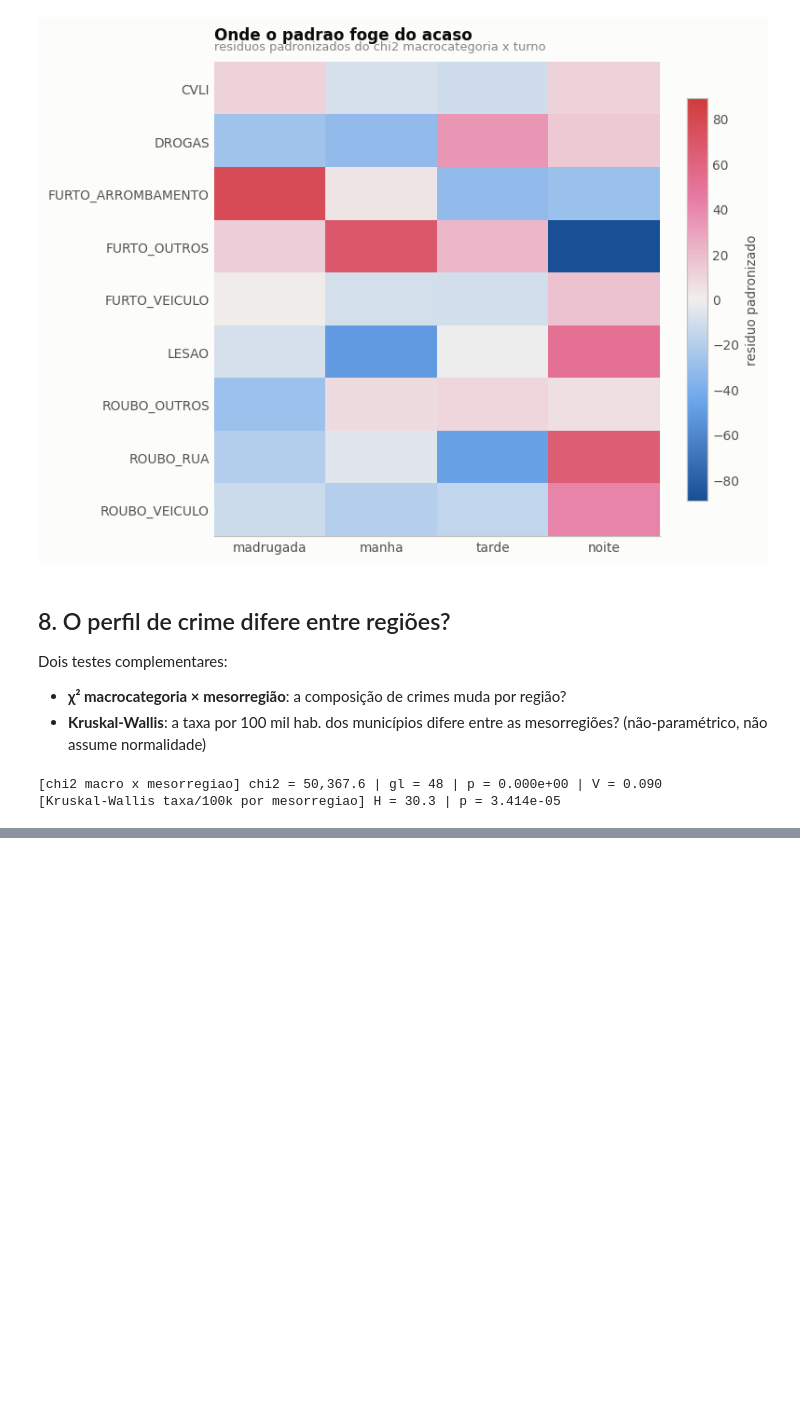
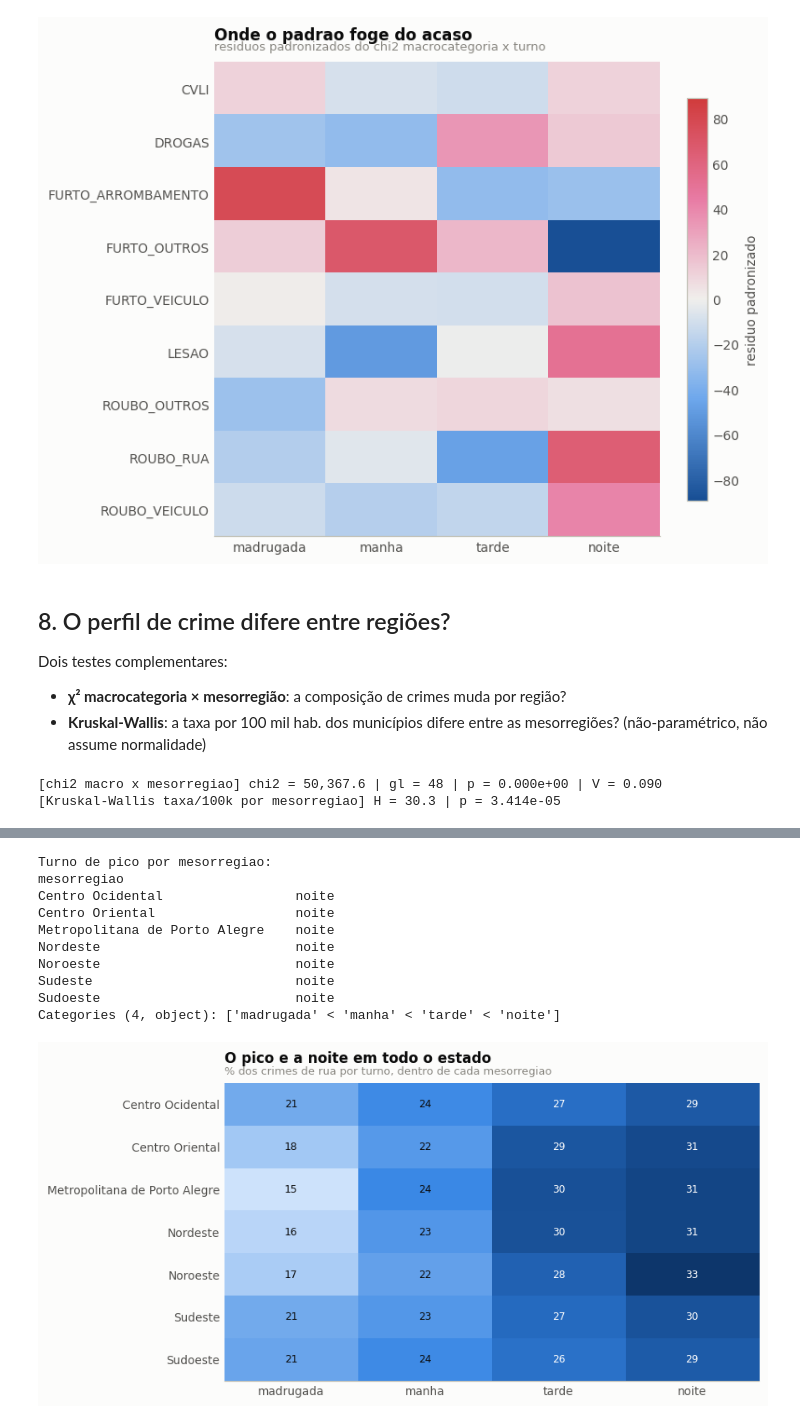
Before and after one commit to davifsouza648/trabalho-cd-criminalidade, a Jupyter notebook: notebooks/analise_criminalidade.ipynb, the cells around one changed output, grey strips where cells are left out. Saved outputs shown, nothing was run; the diff lists cells and outputs as text; code cells hidden in the pictures; blank space fills up the shorter version.

```diff
--- a/notebooks/analise_criminalidade.ipynb
+++ b/notebooks/analise_criminalidade.ipynb
@@ -213,0 +208,31 @@ a ressalva Z")_
+# %%
+ctr = (pd.crosstab(rua["mesorregiao"], rua["turno"], normalize="index")[viz.ORDEM_TURNO] * 100)
+ctr.index = ctr.index.str.replace(" Rio-grandense", "", regex=False)
+pico = ctr.idxmax(axis=1)
+print("Turno de pico por mesorregiao:")
+print(pico.to_string())
+
+fig, ax = plt.subplots(figsize=(7.5, 4.2))
+im = ax.imshow(ctr.values, aspect="auto", cmap=viz.CMAP)
+ax.set_xticks(range(4)); ax.set_xticklabels(viz.ORDEM_TURNO)
+ax.set_yticks(range(len(ctr))); ax.set_yticklabels(ctr.index)
+for i in range(ctr.shape[0]):
+    for j in range(ctr.shape[1]):
+        ax.text(j, i, f"{ctr.values[i, j]:.0f}", ha="center", va="center",
+                fontsize=8, color="white" if ctr.values[i, j] > 26 else viz.TINTA["primaria"])
+viz.limpar_grade(ax)
+viz.titular(ax, "O pico e a noite em todo o estado",
+            "% dos crimes de rua por turno, dentro de cada mesorregiao")
+viz.salvar(fig, "f7_turno_mesorregiao"); plt.show()
+# %% [output]
+Turno de pico por mesorregiao:
+mesorregiao
+Centro Ocidental                 noite
+Centro Oriental                  noite
+Metropolitana de Porto Alegre    noite
+Nordeste                         noite
+Noroeste                         noite
+Sudeste                          noite
+Sudoeste                         noite
+Categories (4, object): ['madrugada' < 'manha' < 'tarde' < 'noite']
+[figure, added]
```
Also changed, not shown: parts of 7 cells of this notebook, 11 other files.
